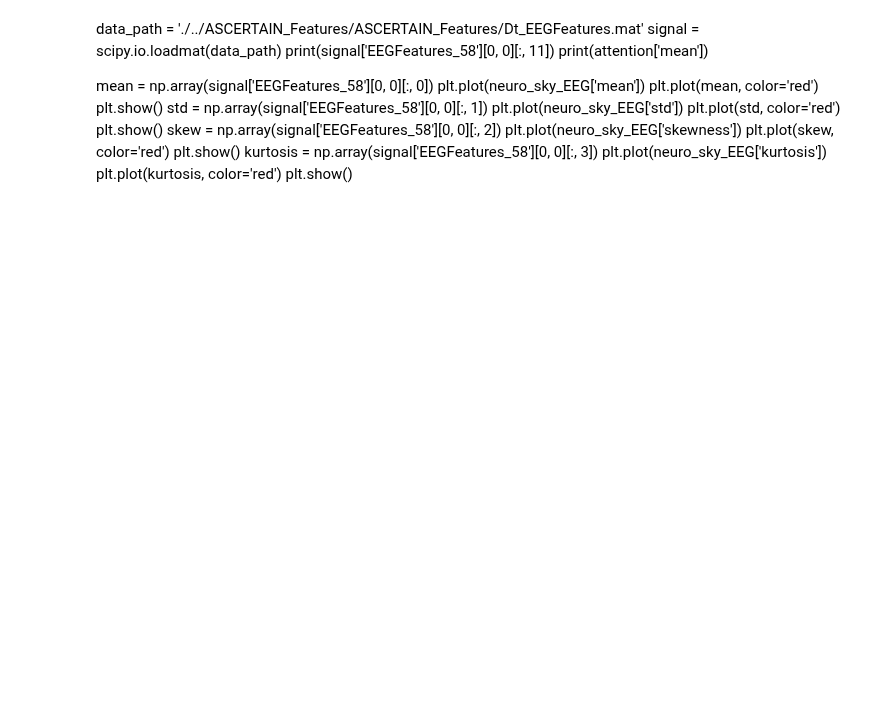
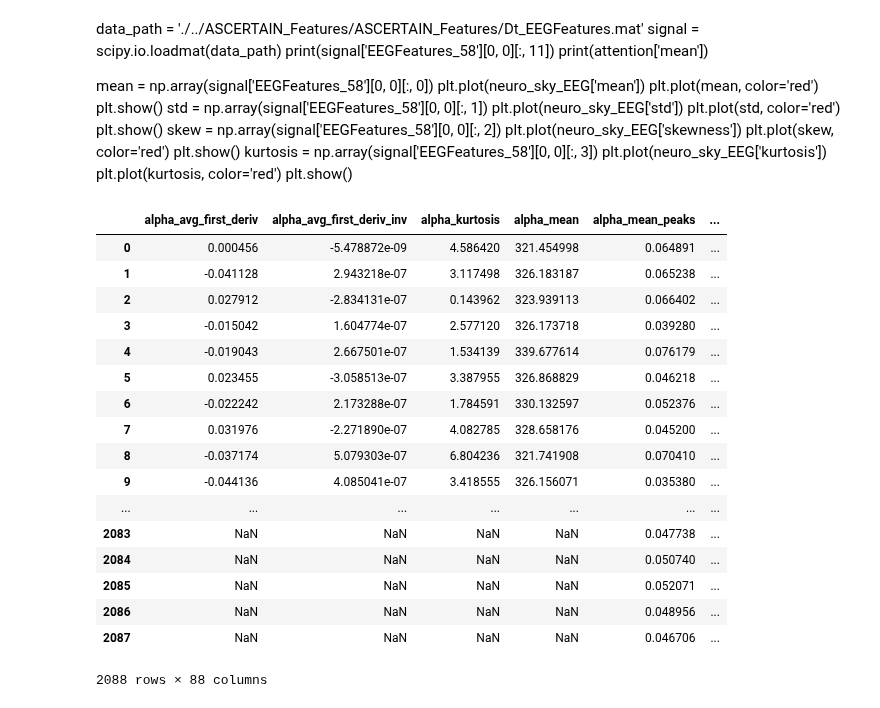
Before and after one commit to Didanny/EECE-499-Emotion-Recognition, a Jupyter notebook: Python Code/EEG_Features.ipynb, the cells around one changed output. Drawn from its saved outputs; the diff is of its cells as text; code cells hidden in the pictures; blank space fills up the shorter version.

```diff
--- a/Python Code/EEG_Features.ipynb
+++ b/Python Code/EEG_Features.ipynb
@@ -606,3 +606,24 @@ kurtosis = np.array(signal['EEGFeatures_58'][0, 0][:, 3])
 plt.plot(neuro_sky_EEG['kurtosis'])
 plt.plot(kurtosis, color='red')
 plt.show()
+# %%
+EEG_Features
+# %% [output]
+|  | alpha_avg_first_deriv | alpha_avg_first_deriv_inv | alpha_kurtosis | alpha_mean | alpha_mean_peaks | ... |
+| 0 | 0.000456 | -5.478872e-09 | 4.586420 | 321.454998 | 0.064891 | ... |
+| 1 | -0.041128 | 2.943218e-07 | 3.117498 | 326.183187 | 0.065238 | ... |
+| 2 | 0.027912 | -2.834131e-07 | 0.143962 | 323.939113 | 0.066402 | ... |
+| 3 | -0.015042 | 1.604774e-07 | 2.577120 | 326.173718 | 0.039280 | ... |
+| 4 | -0.019043 | 2.667501e-07 | 1.534139 | 339.677614 | 0.076179 | ... |
+| 5 | 0.023455 | -3.058513e-07 | 3.387955 | 326.868829 | 0.046218 | ... |
+| 6 | -0.022242 | 2.173288e-07 | 1.784591 | 330.132597 | 0.052376 | ... |
+| 7 | 0.031976 | -2.271890e-07 | 4.082785 | 328.658176 | 0.045200 | ... |
+| 8 | -0.037174 | 5.079303e-07 | 6.804236 | 321.741908 | 0.070410 | ... |
+| 9 | -0.044136 | 4.085041e-07 | 3.418555 | 326.156071 | 0.035380 | ... |
+| ... | ... | ... | ... | ... | ... | ... |
+| 2083 | NaN | NaN | NaN | NaN | 0.047738 | ... |
+| 2084 | NaN | NaN | NaN | NaN | 0.050740 | ... |
+| 2085 | NaN | NaN | NaN | NaN | 0.052071 | ... |
+| 2086 | NaN | NaN | NaN | NaN | 0.048956 | ... |
+| 2087 | NaN | NaN | NaN | NaN | 0.046706 | ... |
+2088 rows × 88 columns
```
Also changed, not shown: parts of 1 cell of this notebook, 1 other file.
